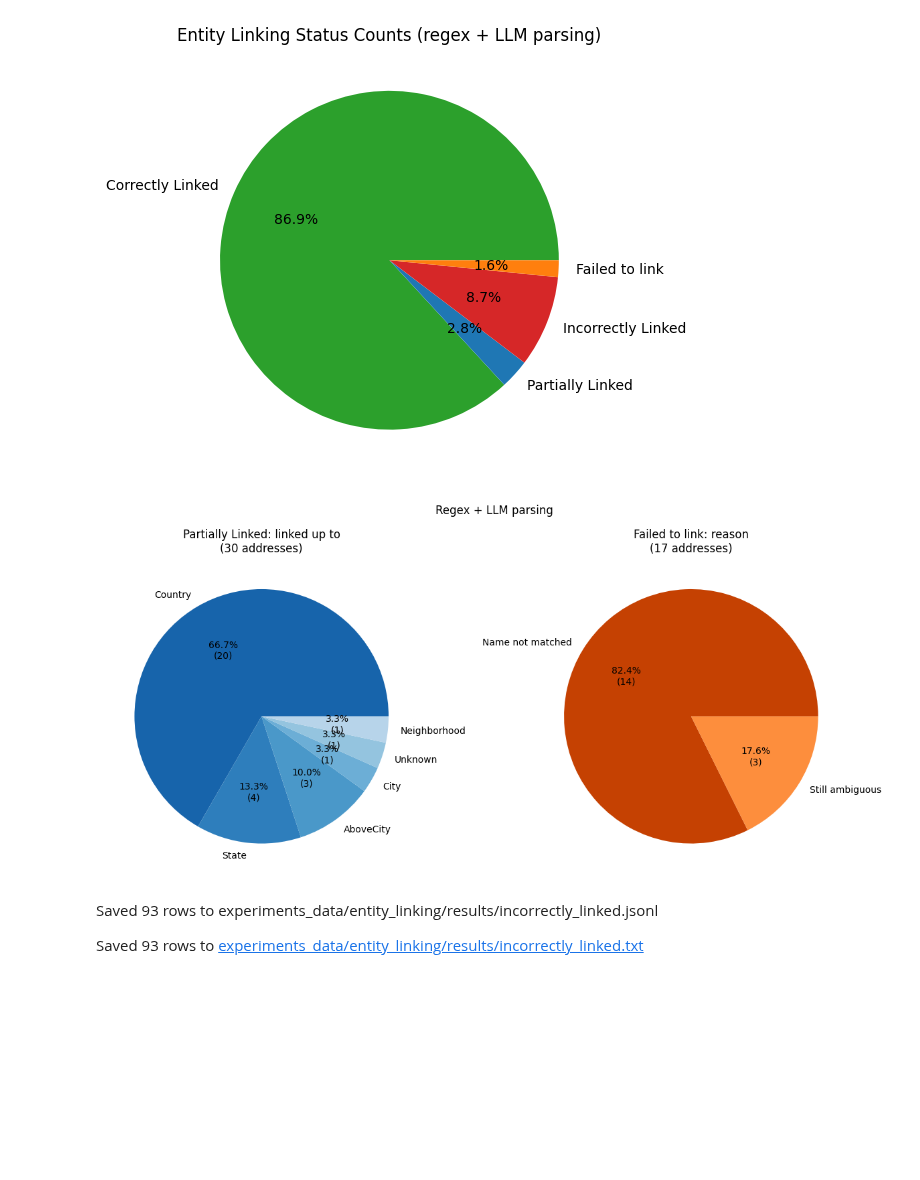
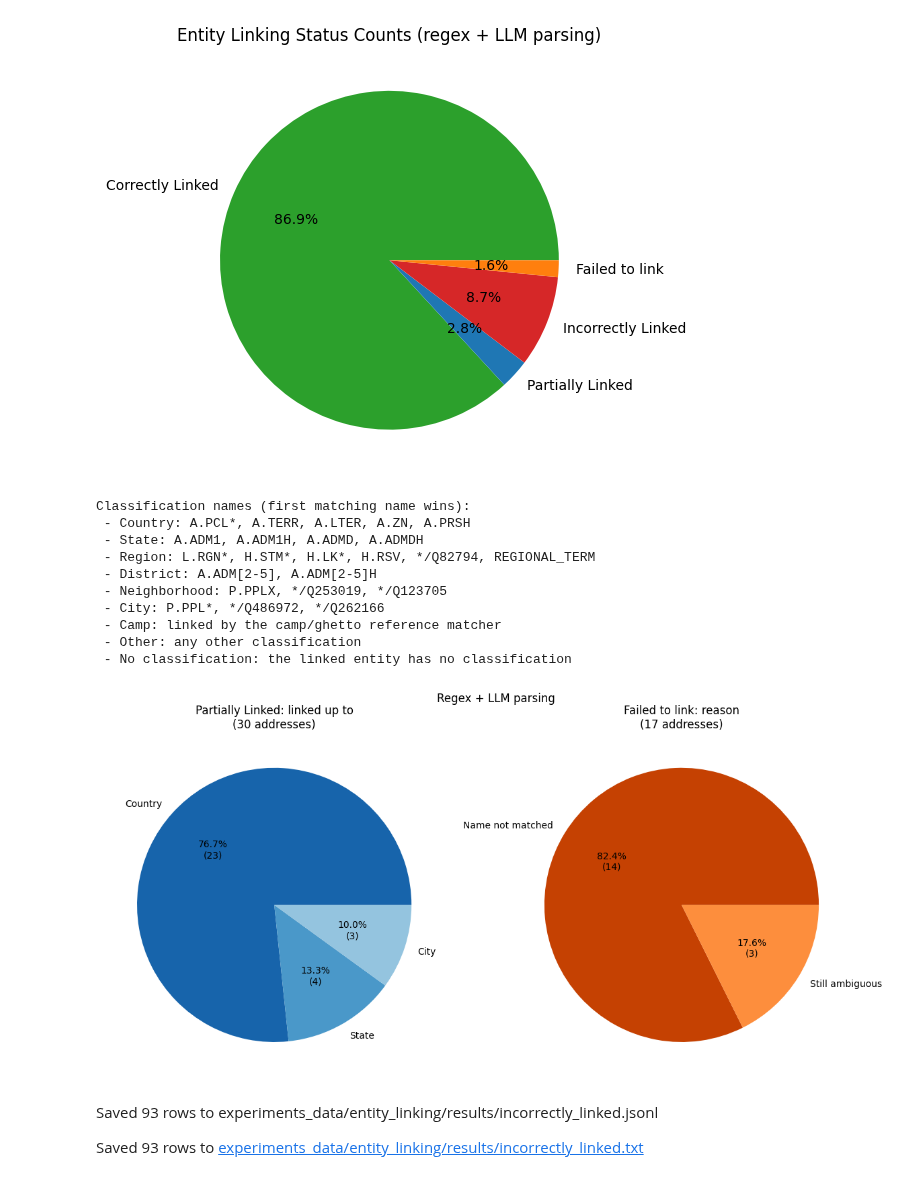
Before and after one commit to ISE-FIZKarlsruhe/bzk-address-parsing, a Jupyter notebook: entity_linking.ipynb, the cells around one changed output. Cells and saved outputs as stored; diff of their text form; code cells hidden in the pictures; blank space fills up the shorter version.

Commit message:
Redesign partially linked pie chart

```diff
--- a/entity_linking.ipynb
+++ b/entity_linking.ipynb
@@ -226,11 +232,22 @@ Legend:
  - 'Not a location' means the predicted raw value does not contain any location that can be linked (e.g. Deportation)
 [figure]
 # %%
-partial_link_counts = utils.partial_link_entity_type_counts(outcomes, bzkopen_gt)
+partial_link_counts = utils.partial_link_classification_counts(outcomes, bzkopen_gt, conn)
+utils.print_classification_names()
 failed_to_link_counts = utils.failed_to_link_reason_counts(outcomes, bzkopen_gt)
 utils.plot_partial_and_failed_link_pies(partial_link_counts, failed_to_link_counts, title="Regex + LLM parsing")
 # %% [output]
+Classification names (first matching name wins):
+ - Country: A.PCL*, A.TERR, A.LTER, A.ZN, A.PRSH
+ - State: A.ADM1, A.ADM1H, A.ADMD, A.ADMDH
+ - Region: L.RGN*, H.STM*, H.LK*, H.RSV, */Q82794, REGIONAL_TERM
+ - District: A.ADM[2-5], A.ADM[2-5]H
+ - Neighborhood: P.PPLX, */Q253019, */Q123705
+ - City: P.PPL*, */Q486972, */Q262166
+ - Camp: linked by the camp/ghetto reference matcher
+ - Other: any other classification
+ - No classification: the linked entity has no classification
-[figure, old version]
+[figure, new version]
 # %%
 RESULTS_DIR = Path("experiments_data/entity_linking/results")
 indexed_gt = utils.index_by_address_id(bzkopen_gt)
```
Also changed, not shown: parts of 4 cells of this notebook, 1 other file.
